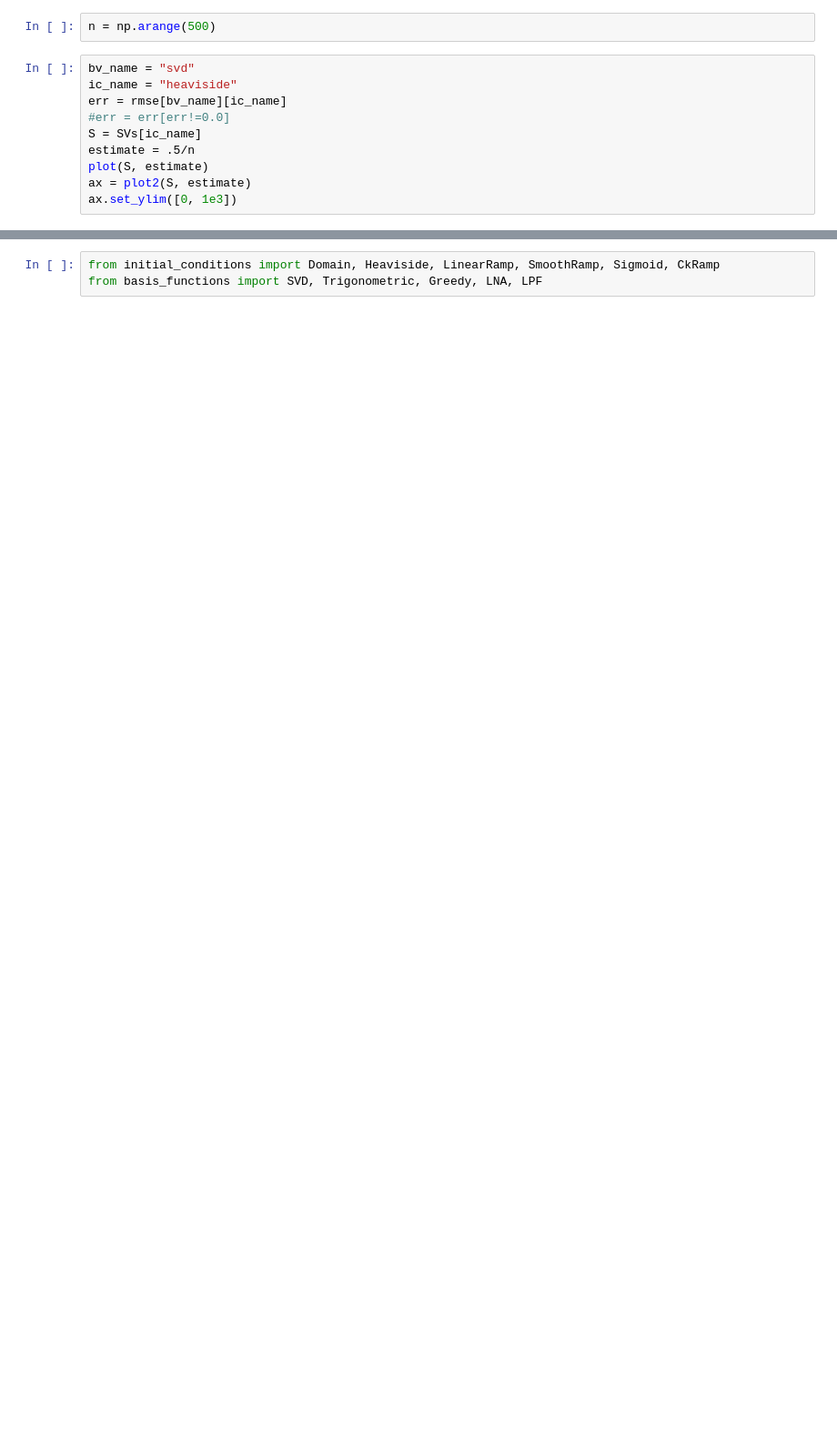
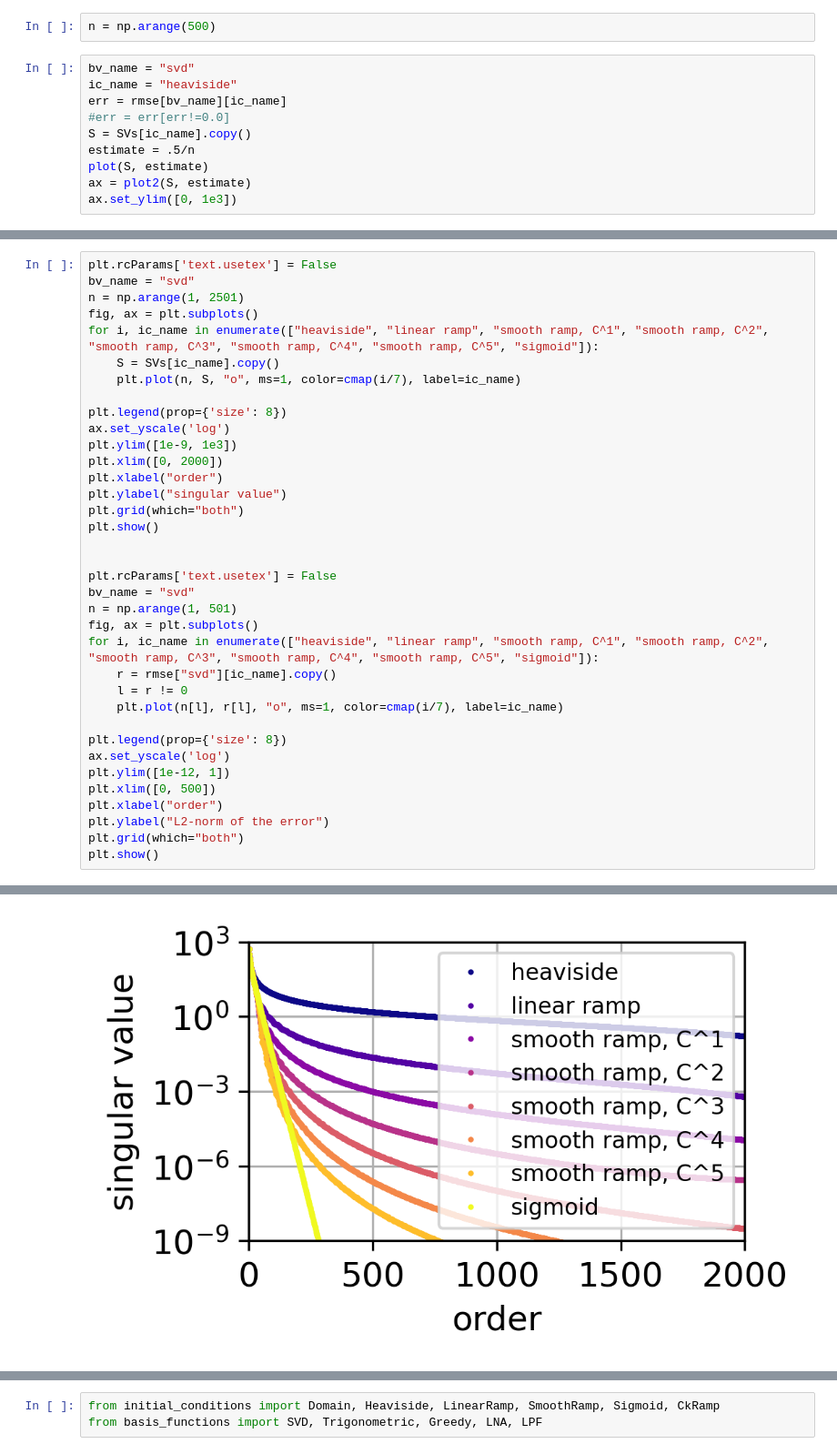
Before and after one commit to flabowski/n_widths_for_transport, a Jupyter notebook: plots for n-widths for transport problems .ipynb, the cells around one changed output, grey strips where cells are left out. Shown at 91% size. Cells and saved outputs as stored; diff of their text form; blank space fills up the shorter version.

Commit message:
fitting to error decay

```diff
--- a/plots for n-widths for transport problems .ipynb
+++ b/plots for n-widths for transport problems .ipynb
@@ -106,7 +106,7 @@ bv_name = "svd"
 ic_name = "heaviside"
 err = rmse[bv_name][ic_name]
 #err = err[err!=0.0]
-S = SVs[ic_name]
+S = SVs[ic_name].copy()
 estimate = .5/n
 plot(S, estimate)
 ax = plot2(S, estimate)
@@ -166,3 +166,40 @@ plt.ylabel("max error")
 plt.grid(which="both")
 # %% [output]
 [figure]
+# %%
+plt.rcParams['text.usetex'] = False
+bv_name = "svd"
+n = np.arange(1, 2501)
+fig, ax = plt.subplots()
+for i, ic_name in enumerate(["heaviside", "linear ramp", "smooth ramp, C^1", "smooth ramp, C^2", "smooth ramp, C^3", "smooth ramp, C^4", "smooth ramp, C^5", "sigmoid"]):
+    S = SVs[ic_name].copy()
+    plt.plot(n, S, "o", ms=1, color=cmap(i/7), label=ic_name)
+
+plt.legend(prop={'size': 8})
+ax.set_yscale('log')
+plt.ylim([1e-9, 1e3])
+plt.xlim([0, 2000])
+plt.xlabel("order")
+plt.ylabel("singular value")
+plt.grid(which="both")
+plt.show()
+
+
+plt.rcParams['text.usetex'] = False
+bv_name = "svd"
+n = np.arange(1, 501)
+fig, ax = plt.subplots()
+for i, ic_name in enumerate(["heaviside", "linear ramp", "smooth ramp, C^1", "smooth ramp, C^2", "smooth ramp, C^3", "smooth ramp, C^4", "smooth ramp, C^5", "sigmoid"]):
+    r = rmse["svd"][ic_name].copy()
+    l = r != 0
+    plt.plot(n[l], r[l], "o", ms=1, color=cmap(i/7), label=ic_name)
+
+plt.legend(prop={'size': 8})
+ax.set_yscale('log')
+plt.ylim([1e-12, 1])
+plt.xlim([0, 500])
+plt.xlabel("order")
+plt.ylabel("L2-norm of the error")
+plt.grid(which="both")
+plt.show()
+# %% [output]
@@ -168,0 +207 @@ plt.grid(which="both")
+[figure, added]
```
Also changed, not shown: parts of 9 cells of this notebook.
